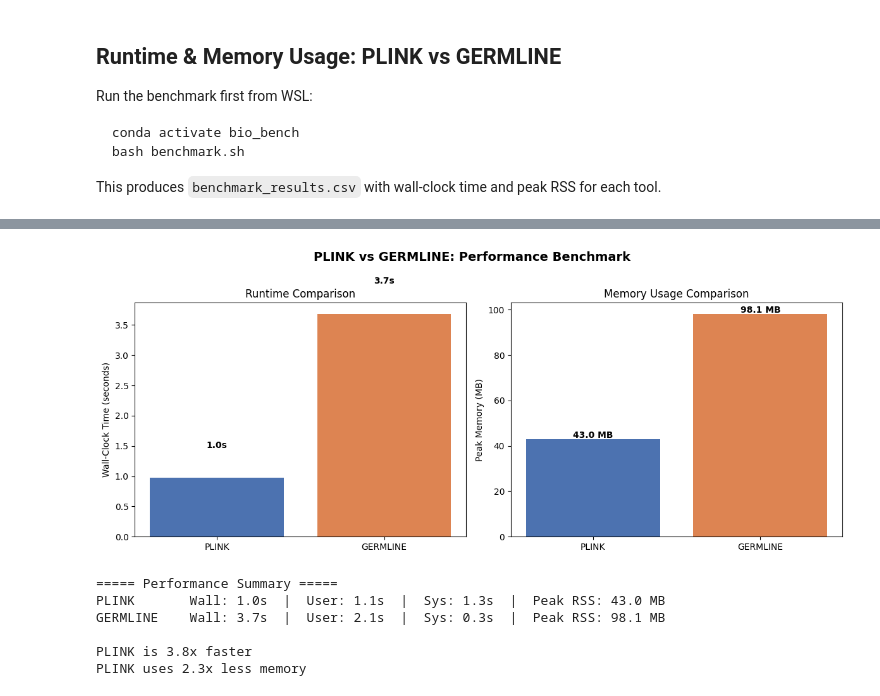
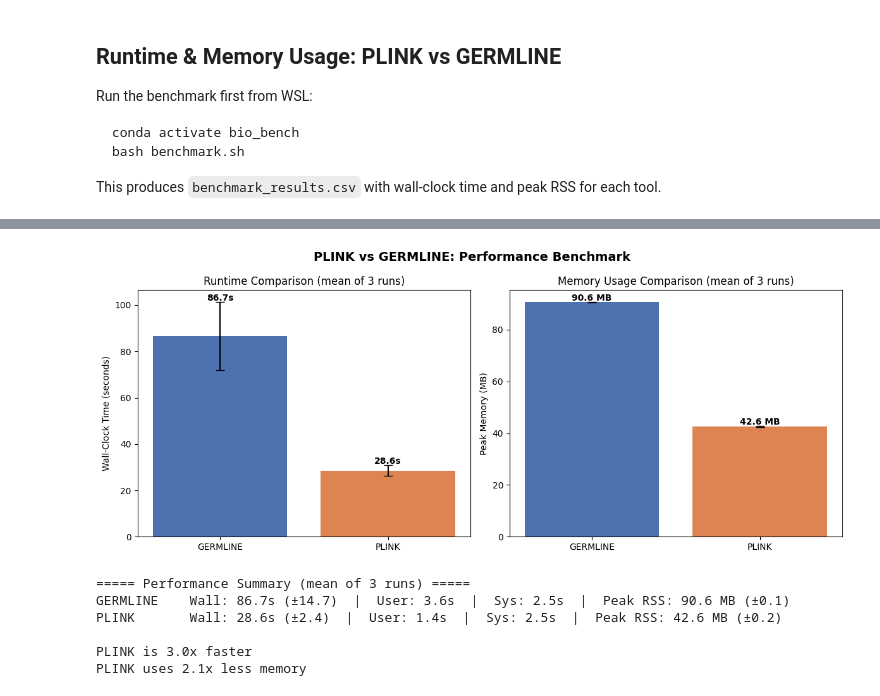
Before and after one commit to jackiepiepkorn/cse284-genomics-final-project, a Jupyter notebook: compare_results.ipynb, the cells around one changed output, grey strips where cells are left out. Saved outputs shown, nothing was run; the diff lists cells and outputs as text; code cells hidden in the pictures.

```diff
--- a/compare_results.ipynb
+++ b/compare_results.ipynb
@@ -333,6 +395,11 @@ import numpy as np
 BENCHMARK_FILE = "benchmark_results.csv"
 
 raw = pd.read_csv(BENCHMARK_FILE)
+
+# Handle missing 'run' column (older CSV format)
+if "run" not in raw.columns:
+    raw["run"] = raw.groupby("tool").cumcount() + 1
+
 raw["max_rss_mb"] = raw["max_rss_kb"] / 1024.0   # KB → MB
 
 print("=== All Runs ===")
@@ -361,50 +438,63 @@ GERMLINE          3.68          2.10         0.31      100436   98.082031
 # Runtime Comparison (Bar Chart with error bars)
 # ===============================
 
 fig, axes = plt.subplots(1, 2, figsize=(12, 5))
 
 colors = ["#4C72B0", "#DD8452"]
 
 # --- Wall-clock time (mean ± std) ---
 axes[0].bar(bench["tool"], bench["wall_seconds"],
-            yerr=bench["wall_std"], capsize=5, color=colors)
+            yerr=bench["wall_std"].fillna(0), capsize=5, color=colors)
 axes[0].set_ylabel("Wall-Clock Time (seconds)")
 axes[0].set_title("Runtime Comparison (mean of 3 runs)")
-for i, (v, s) in enumerate(zip(bench["wall_seconds"], bench["wall_std"])):
+for i, (v, s) in enumerate(zip(bench["wall_seconds"], bench["wall_std"].fillna(0))):
     axes[0].text(i, v + s + 0.5, f"{v:.1f}s", ha="center", fontweight="bold")
 
-# --- Peak memory (mean ± std) ---
+# --- Peak memory ---
+rss_std_clean = bench["rss_std"].fillna(0)
 axes[1].bar(bench["tool"], bench["max_rss_mb"],
-            yerr=bench["rss_std"], capsize=5, color=colors)
+            yerr=rss_std_clean, capsize=5, color=colors)
 axes[1].set_ylabel("Peak Memory (MB)")
 axes[1].set_title("Memory Usage Comparison (mean of 3 runs)")
-for i, (v, s) in enumerate(zip(bench["max_rss_mb"], bench["rss_std"])):
+for i, (v, s) in enumerate(zip(bench["max_rss_mb"], rss_std_clean)):
     axes[1].text(i, v + s + 0.5, f"{v:.1f} MB", ha="center", fontweight="bold")
 
 plt.suptitle("PLINK vs GERMLINE: Performance Benchmark", fontsize=14, fontweight="bold")
 plt.tight_layout()
 plt.show()
 
 # --- Summary ---
 print("\n===== Performance Summary (mean of 3 runs) =====")
 for _, row in bench.iterrows():
-    print(f"{row['tool']:10s}  Wall: {row['wall_seconds']:.1f}s (±{row['wall_std']:.1f})  |  "
+    std_wall = row['wall_std'] if not np.isnan(row['wall_std']) else 0
+    std_rss = row['rss_std'] if not np.isnan(row['rss_std']) else 0
+    print(f"{row['tool']:10s}  Wall: {row['wall_seconds']:.1f}s (±{std_wall:.1f})  |  "
           f"User: {row['user_seconds']:.1f}s  |  "
           f"Sys: {row['sys_seconds']:.1f}s  |  "
-          f"Peak RSS: {row['max_rss_mb']:.1f} MB (±{row['rss_std']:.1f})")
+          f"Peak RSS: {row['max_rss_mb']:.1f} MB (±{std_rss:.1f})")
 
 if len(bench) == 2:
-    speedup = bench.iloc[1]["wall_seconds"] / bench.iloc[0]["wall_seconds"]
-    mem_ratio = bench.iloc[1]["max_rss_mb"] / bench.iloc[0]["max_rss_mb"]
-    faster = bench.iloc[0]["tool"] if speedup > 1 else bench.iloc[1]["tool"]
-    leaner = bench.iloc[0]["tool"] if mem_ratio > 1 else bench.iloc[1]["tool"]
-    print(f"\n{faster} is {max(speedup, 1/speedup):.1f}x faster")
-    print(f"{leaner} uses {max(mem_ratio, 1/mem_ratio):.1f}x less memory")
+    wall0 = bench.iloc[0]["wall_seconds"]
+    wall1 = bench.iloc[1]["wall_seconds"]
+    rss0 = bench.iloc[0]["max_rss_mb"]
+    rss1 = bench.iloc[1]["max_rss_mb"]
+
+    if wall0 > 0 and wall1 > 0:
+        speedup = wall1 / wall0
+        faster = bench.iloc[0]["tool"] if speedup > 1 else bench.iloc[1]["tool"]
+        print(f"\n{faster} is {max(speedup, 1/speedup):.1f}x faster")
+
+    if rss0 > 0 and rss1 > 0 and not (np.isnan(rss0) or np.isnan(rss1)):
+        mem_ratio = rss1 / rss0
+        leaner = bench.iloc[0]["tool"] if mem_ratio > 1 else bench.iloc[1]["tool"]
+        print(f"{leaner} uses {max(mem_ratio, 1/mem_ratio):.1f}x less memory")
+    else:
+        print("Memory comparison unavailable (missing data)")
 # %% [output]
-[figure, old version]
+[figure, new version]
-===== Performance Summary =====
-PLINK       Wall: 1.0s  |  User: 1.1s  |  Sys: 1.3s  |  Peak RSS: 43.0 MB
-GERMLINE    Wall: 3.7s  |  User: 2.1s  |  Sys: 0.3s  |  Peak RSS: 98.1 MB
+===== Performance Summary (mean of 3 runs) =====
+GERMLINE    Wall: 86.7s (±14.7)  |  User: 3.6s  |  Sys: 2.5s  |  Peak RSS: 90.6 MB (±0.1)
+PLINK       Wall: 28.6s (±2.4)  |  User: 1.4s  |  Sys: 2.5s  |  Peak RSS: 42.6 MB (±0.2)
 
-PLINK is 3.8x faster
-PLINK uses 2.3x less memory
+PLINK is 3.0x faster
+PLINK uses 2.1x less memory
```
Also changed, not shown: parts of 10 cells of this notebook, 1 other file.
